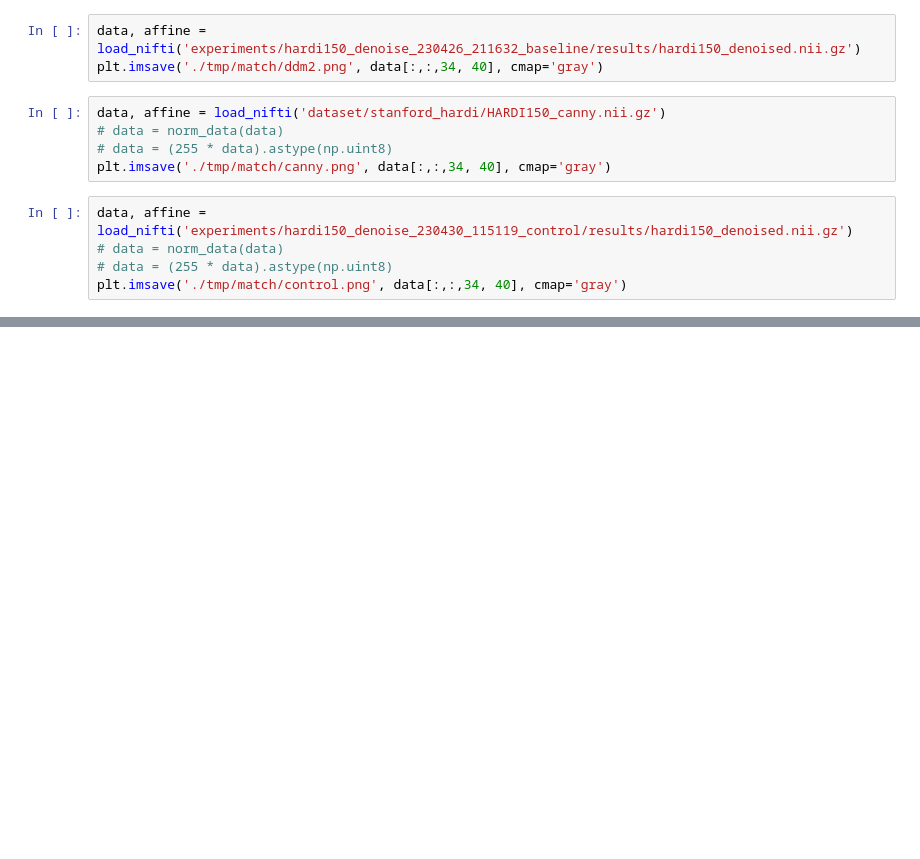
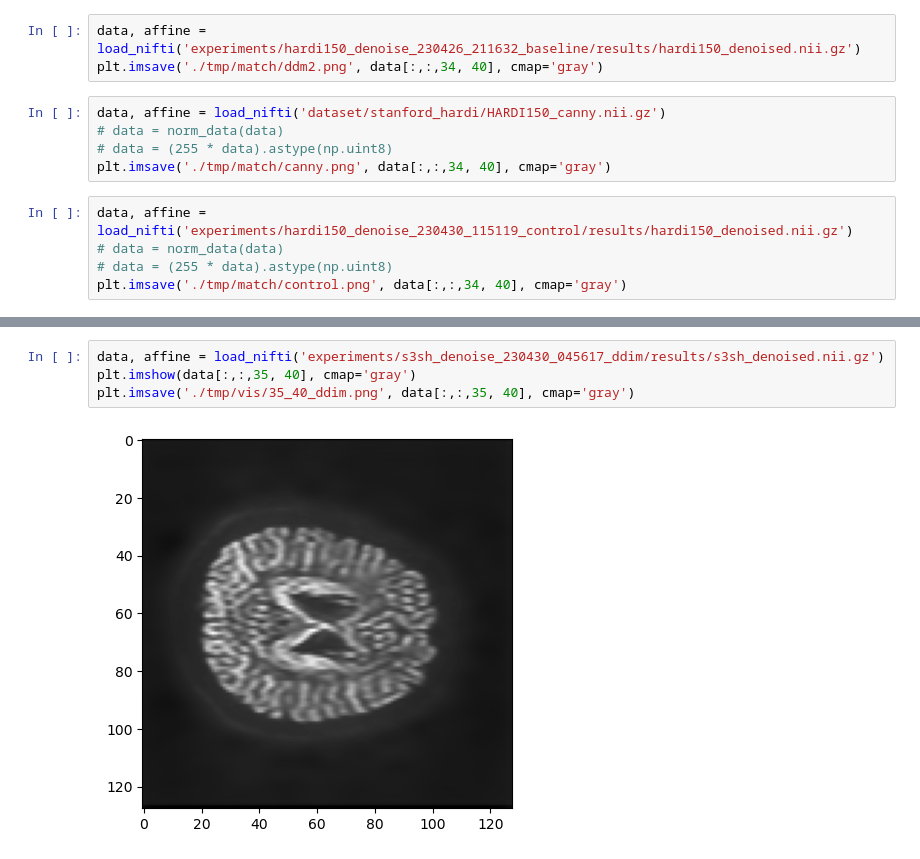
Before and after one commit to XYPB/DDM2, a Jupyter notebook: vis.ipynb, the cells around one changed output, grey strips where cells are left out. Cells and saved outputs as stored; diff of their text form; blank space fills up the shorter version.

```diff
--- a/vis.ipynb
+++ b/vis.ipynb
@@ -49,0 +64,6 @@ plt.imsave('./tmp/match/control.png', data[:,:,34, 40], cmap='gray')
+# %%
+data, affine = load_nifti('experiments/s3sh_denoise_230430_045617_ddim/results/s3sh_denoised.nii.gz')
+plt.imshow(data[:,:,35, 40], cmap='gray')
+plt.imsave('./tmp/vis/35_40_ddim.png', data[:,:,35, 40], cmap='gray')
+# %% [output]
+[figure, added]
```
Also changed, not shown: parts of 6 cells of this notebook, 1 other file.
